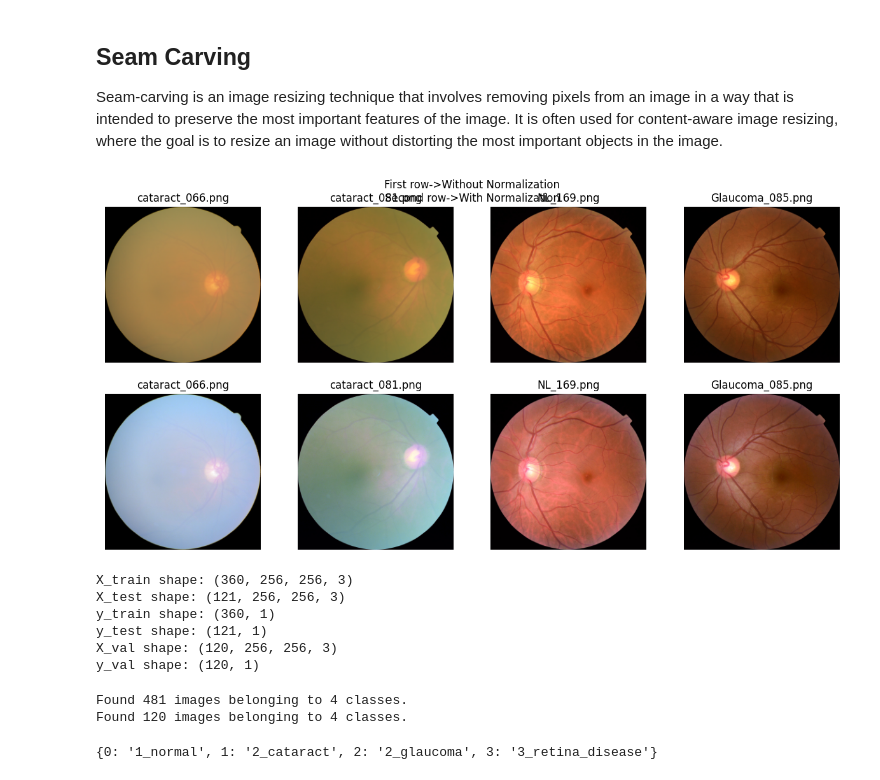
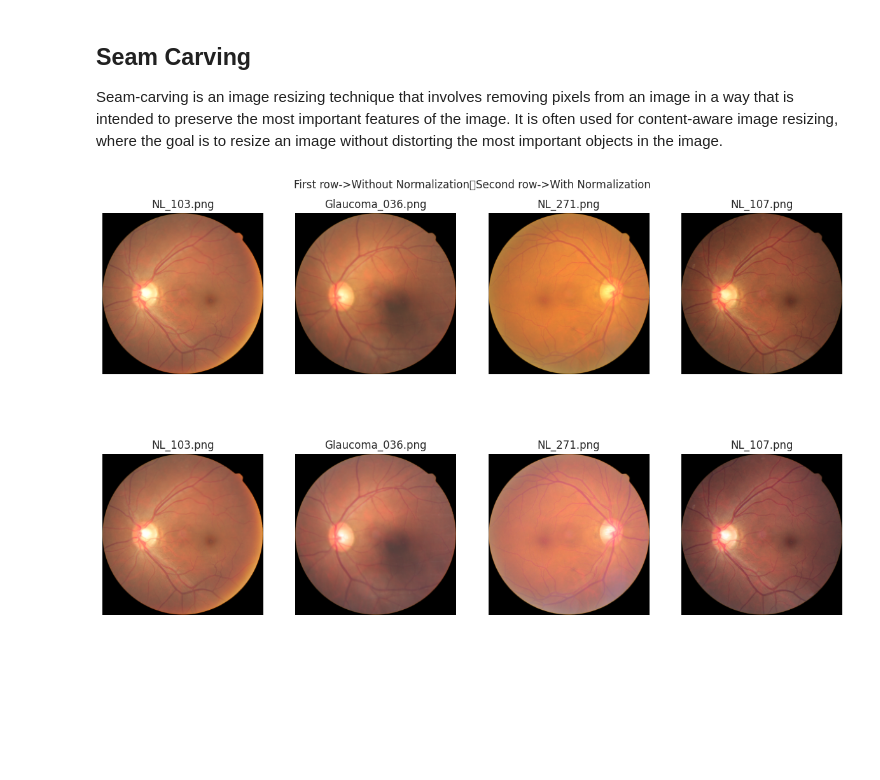
Before and after one commit to semooww/DSCP, a Jupyter notebook: dscp.ipynb, the cells around one changed output. Saved outputs shown, nothing was run; the diff lists cells and outputs as text; code cells hidden in the pictures; blank space fills up the shorter version.

```diff
--- a/dscp.ipynb
+++ b/dscp.ipynb
@@ -120,23 +114,23 @@ def deleteBlackAreas(filename):
 # %%
 #Display Random 4 image to see what we have up to now
 np.random.seed(SEED)
-randoms = np.random.randint(0, len(df_train), 4)
-fig = plt.figure(figsize=(15, 7))
-plt.title("First row->Without Normalization\nSecond row->With Normalization")
+randoms = np.random.randint(0, len(df), 4)
+fig = plt.figure(figsize=(15, 9))
+plt.title("First row->Without Normalization    Second row->With Normalization")
 plt.axis('off')
 plt.grid(False)
 for i in range(4):
     fig.add_subplot(2, 4, i + 1)
-    img = deleteBlackAreas(df_train.iloc[randoms[i]]["paths"])
+    img = deleteBlackAreas(df.iloc[randoms[i]]["paths"])
     plt.axis('off')
-    plt.title(df_train.iloc[randoms[i]]["paths"].split("/")[3])
+    plt.title(df.iloc[randoms[i]]["paths"].split("/")[3])
     plt.imshow(img)
 
     fig.add_subplot(2, 4, i + 5)
     img2 = normalize_histograms(img)
     plt.axis('off')
-    plt.title(df_train.iloc[randoms[i]]["paths"].split("/")[3])
+    plt.title(df.iloc[randoms[i]]["paths"].split("/")[3])
     plt.imshow(img2)
 # %% [output]
-[figure, old version]
+[figure, new version]
 # %%
@@ -153,48 +153,19 @@ for i in range(len(df)):
 # %%
-# set aside 20% of train and test data for evaluation
-X_train, X_test, y_train, y_test = train_test_split(images, labels, test_size=0.2, shuffle=True, random_state=SEED)
-# Use the same function above for the validation set
-X_train, X_val, y_train, y_val = train_test_split(X_train, y_train, test_size=0.25, random_state=SEED)
-
-print("X_train shape: {}".format(np.array(X_train).shape))
-print("X_test shape: {}".format(np.array(X_test).shape))
-print("y_train shape: {}".format(np.array(y_train).reshape(-1, 1).shape))
-print("y_test shape: {}".format(np.array(y_test).reshape(-1, 1).shape))
-print("X_val shape: {}".format(np.array(X_val).shape))
-print("y_val shape: {}".format(np.array(y_val).reshape(-1, 1).shape))
+def split_dataset(images, labels):
+    # set aside 20% of train and test data for evaluation
+    X_train, X_test, y_train, y_test = train_test_split(images, labels, test_size=0.2, shuffle=True, random_state=SEED)
+    # Use the same function above for the validation set
+    X_train, X_val, y_train, y_val = train_test_split(X_train, y_train, test_size=0.25, random_state=SEED)
+    X_train = np.array(X_train)
+    X_test = np.array(X_test)
+    y_train = np.array(y_train)
+    y_test = np.array(y_test)
+    X_val = np.array(X_val)
+    y_val = np.array(y_val)
+    print("X_train shape: {}".format(X_train.shape))
+    print("X_test shape: {}".format(X_test.shape))
+    print("y_train shape: {}".format(y_train.reshape(-1, 1).shape))
+    print("y_test shape: {}".format(y_test.reshape(-1, 1).shape))
+    print("X_val shape: {}".format(X_val.shape))
+    print("y_val shape: {}".format(y_val.reshape(-1, 1).shape))
+    return [X_train, X_test, y_train, y_test, X_val, y_val]
-# %% [output]
-X_train shape: (360, 256, 256, 3)
-X_test shape: (121, 256, 256, 3)
-y_train shape: (360, 1)
-y_test shape: (121, 1)
-X_val shape: (120, 256, 256, 3)
-y_val shape: (120, 1)
-# %%
-#Split the data into train and validation
-train_datagen = tf.keras.preprocessing.image.ImageDataGenerator(rescale=1. / 255,
-                                                                shear_range=0.2,
-                                                                zoom_range=0.2,
-                                                                horizontal_flip=True,
-                                                                validation_split=0.2)
-
-train_generator = train_datagen.flow_from_directory(DATASET_PATH,
-                                                    target_size=(256, 256),
-                                                    batch_size=32,
-                                                    class_mode='categorical',
-                                                    subset='training')
-
-validation_generator = train_datagen.flow_from_directory(DATASET_PATH,
-                                                         target_size=(256, 256),
-                                                         batch_size=32,
-                                                         class_mode='categorical',
-                                                         subset='validation')
-# %% [output]
-Found 481 images belonging to 4 classes.
-Found 120 images belonging to 4 classes.
-# %%
-#Generated labels
-labels = (train_generator.class_indices)
-labels = dict((v, k) for k, v in labels.items())
-print(labels)
-# %% [output]
-{0: '1_normal', 1: '2_cataract', 2: '2_glaucoma', 3: '3_retina_disease'}
```
Also changed, not shown: parts of 20 cells of this notebook.
